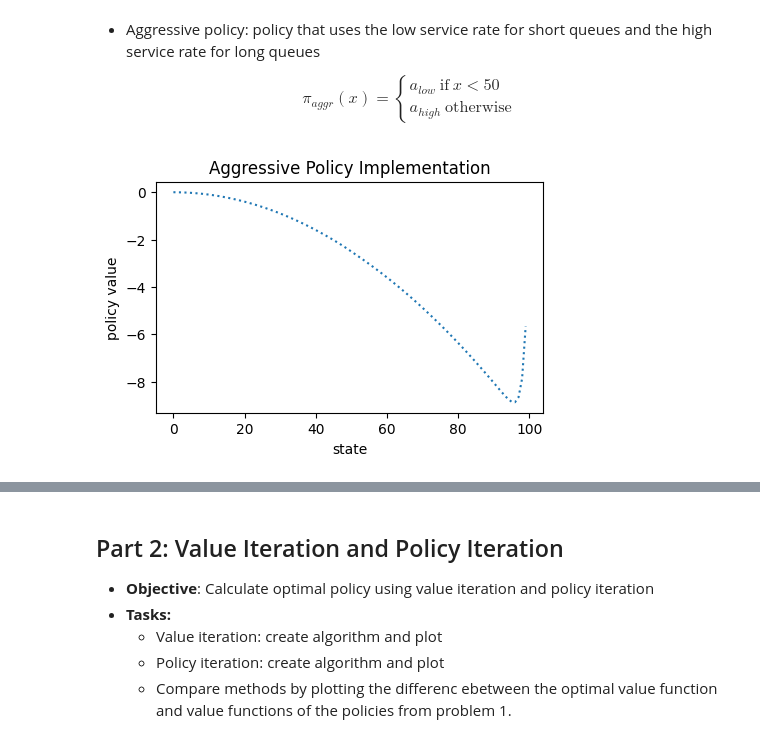
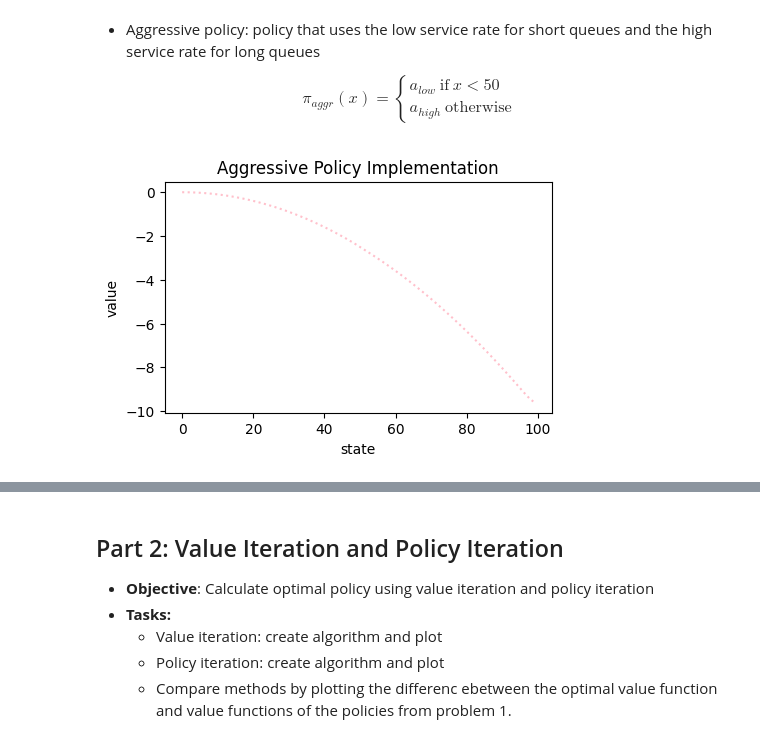
Before and after one commit to claricemottet/RL_HW, a Jupyter notebook: RL_HW1_MottetC.ipynb, the cells around one changed output, grey strips where cells are left out. Drawn from its saved outputs; the diff is of its cells as text; code cells hidden in the pictures.

```diff
--- a/RL_HW1_MottetC.ipynb
+++ b/RL_HW1_MottetC.ipynb
@@ -212,13 +195,24 @@ $$ \pi_{aggr}(x) = \begin{cases} a_{low}\ \text{if}\ x < 50 \\ a_{high}\ \text{o
 # %%
 #aggresive policy function
 
 def policy_aggr():
     pi = np.zeros((N_MAX,2))
     for x in range(0,N_MAX):
         if x < 50:
             pi[x, 0] = 1 #action_ind (low = 0, high = 1)
             pi[x, 1] = 0
         else:
             pi[x, 0] = 0
             pi[x, 1] = 1 #action_ind (low = 0, high = 1)
     return pi
+
+#aggresive policy implementation
+
+pi_aggr = policy_aggr()
+V_pi_aggr = value_under_policy(pi_aggr)
+
+#aggresive policy plot
+
+plot_results(V_pi_aggr, 'state', 'value', 'Aggressive Policy Implementation', 'pink')
+# %% [output]
+[figure, added]
@@ -230,6 +218,0 @@ V_pi_aggr = value_under_policy(pi_aggr)
-# %%
-#aggresive policy plot
-
-plot_value_under_policy(V_pi_aggr, "Aggressive Policy Implementation")
-# %% [output]
-[figure, removed]
```
Also changed, not shown: parts of 14 cells of this notebook.
